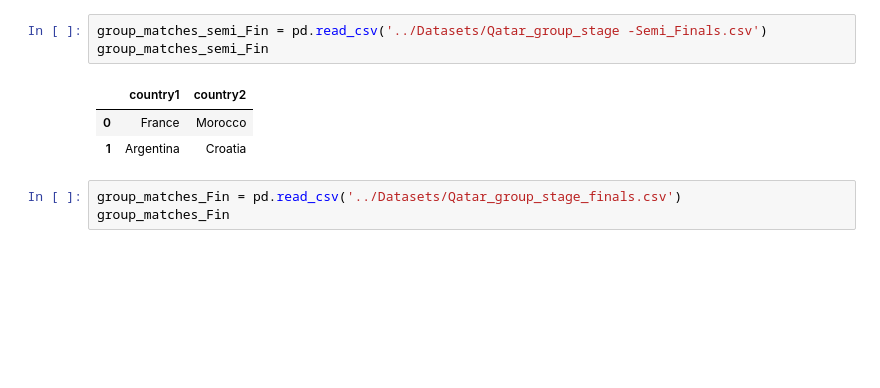
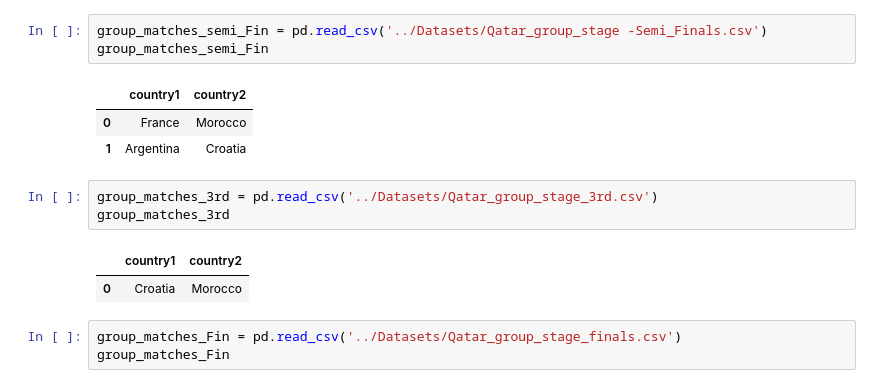
Before and after one commit to ahmaddroobi99/WordCup2022_WinnerPrediction_ML, a Jupyter notebook: Jupter notebooks/Final_Prediction.ipynb, the cells around one changed output. Saved outputs shown, nothing was run; the diff lists cells and outputs as text; blank space fills up the shorter version.

```diff
--- a/Jupter notebooks/Final_Prediction.ipynb
+++ b/Jupter notebooks/Final_Prediction.ipynb
@@ -51,6 +51,12 @@ group_matches_semi_Fin
 |  | country1 | country2 |
 | 0 | France | Morocco |
 | 1 | Argentina | Croatia |
+# %%
+group_matches_3rd = pd.read_csv('../Datasets/Qatar_group_stage_3rd.csv')
+group_matches_3rd
+# %% [output]
+|  | country1 | country2 |
+| 0 | Croatia | Morocco |
 # %%
 group_matches_Fin = pd.read_csv('../Datasets/Qatar_group_stage_finals.csv')
 group_matches_Fin
```
Also changed, not shown: parts of 4 cells of this notebook.
